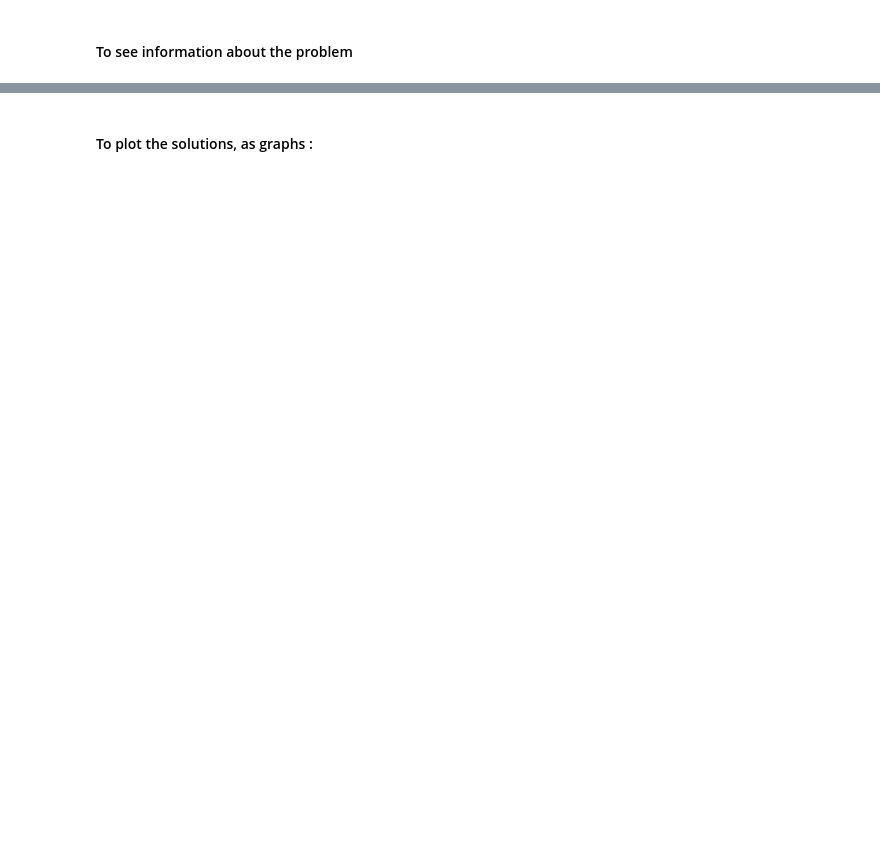
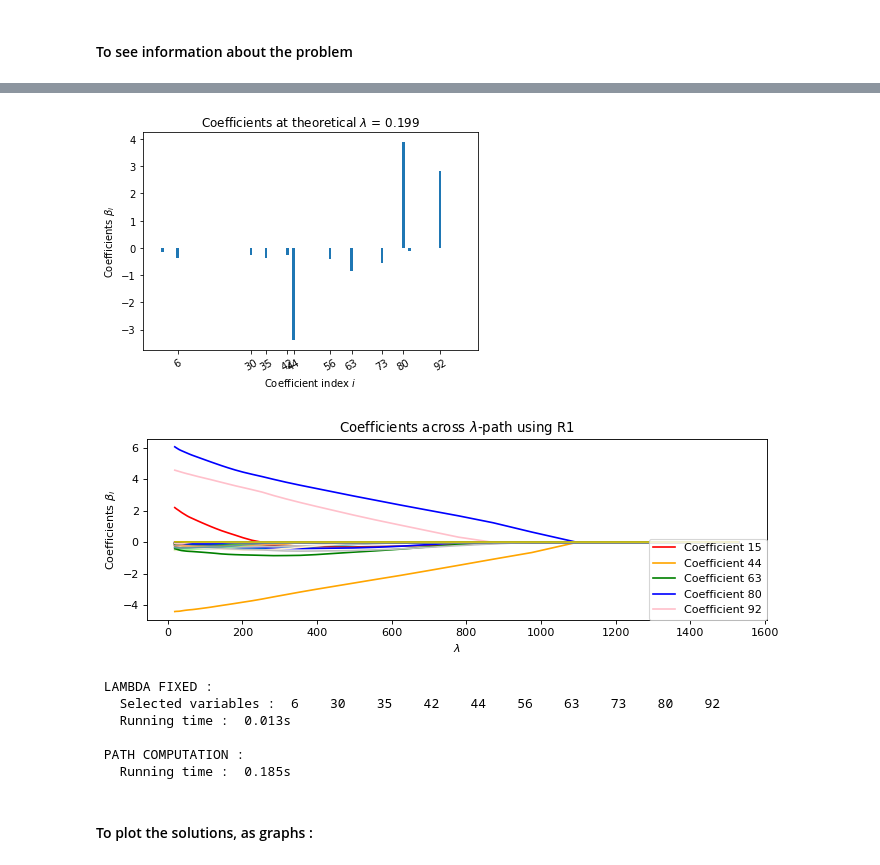
Before and after one commit to Leo-Simpson/c-lasso, a Jupyter notebook: examples/Notebook.ipynb, the cells around one changed output, grey strips where cells are left out. Cells and saved outputs as stored; diff of their text form; code cells hidden in the pictures; blank space fills up the shorter version.

```diff
--- a/examples/Notebook.ipynb
+++ b/examples/Notebook.ipynb
@@ -95,3 +133,14 @@ TypeError: type str doesn't define __round__ method
+# %%
+problem.solution
+# %% [output]
+[figure, added]
+[figure, added]
+ LAMBDA FIXED :
+   Selected variables :  6    30    35    42    44    56    63    73    80    92
+   Running time :  0.013s
+
+ PATH COMPUTATION :
+   Running time :  0.185s
 # %% [markdown]
 #### To plot the solutions, as graphs :
 # %%
```
Also changed, not shown: parts of 9 cells of this notebook, 6 other files.
